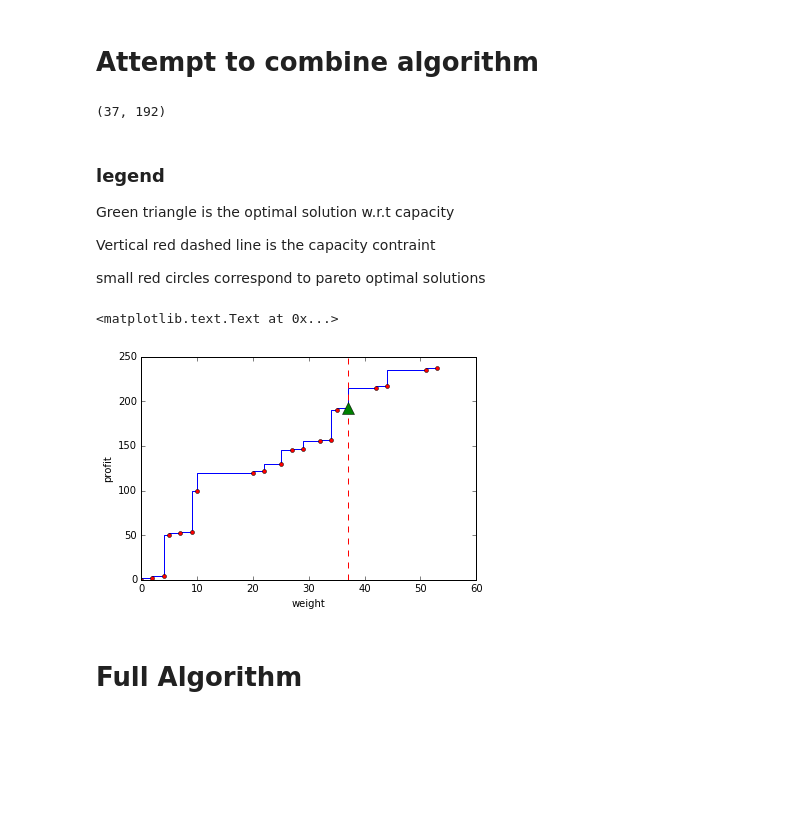
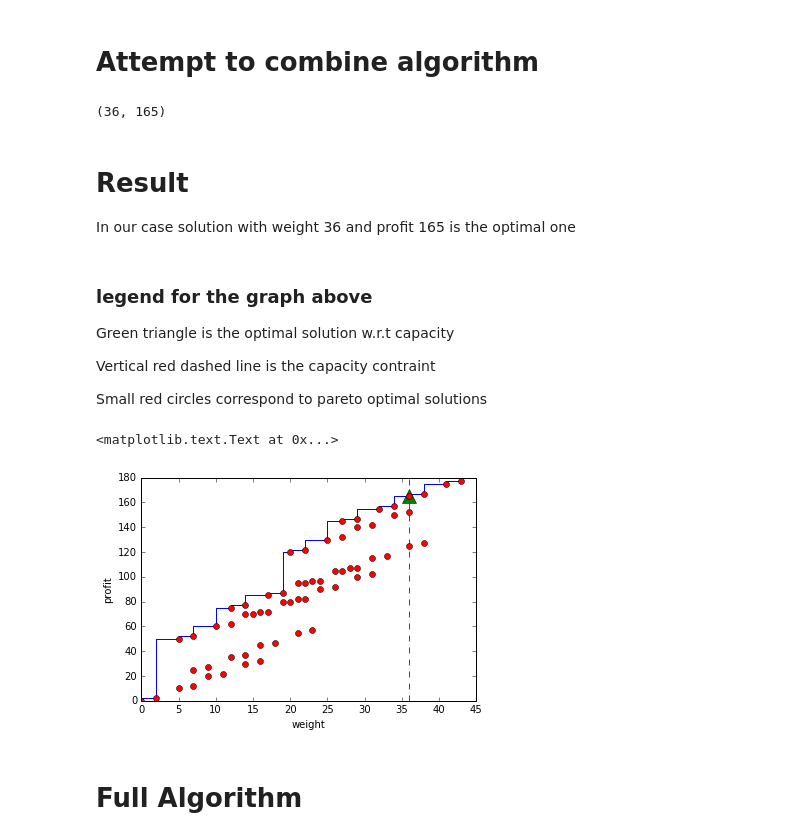
Before and after one commit to stashkov/pearls_of_algorithms, a Jupyter notebook: Nemhauser_Ullman/NemhauserUllmann.ipynb, the cells around one changed output. Saved outputs shown, nothing was run; the diff lists cells and outputs as text; code cells hidden in the pictures; blank space fills up the shorter version.

```diff
--- a/Nemhauser_Ullman/NemhauserUllmann.ipynb
+++ b/Nemhauser_Ullman/NemhauserUllmann.ipynb
@@ -267,14 +267,14 @@ import heapq
 
 def calculate_p_plus_item(p):
     assert isinstance(p, list)
-    p_plus_item = copy.deepcopy(p)
-    for i, point in enumerate(p_plus_item):
+    pi = list()
+    for i, point in enumerate(p):
         weight, profit = point
         x = weight + weights[item]
         y = profit + profits[item]
-        p_plus_item.append(tuple((x, y)))
-        p_plus_item = sorted(p_plus_item)
-    return p_plus_item
+        pi.append(tuple((x, y)))
+        pi = sorted(pi)
+    return pi
 
 def best_capacity_result(p, capacity):
     """
@@ -284,7 +284,6 @@ def best_capacity_result(p, capacity):
     assert isinstance(p, list)
     return [(w1, p1) for (w1, p1) in p if w1 <= capacity][-1]
 
-
 p = [(0,0)]
 for item in range(number_of_items):
     p_plus_item = calculate_p_plus_item(p)
@@ -294,28 +293,35 @@ solution = best_capacity_result(p, capacity)
 # %%
 solution
 # %% [output]
-(37, 192)
+(36, 165)
+# %% [markdown]
+# Result
+
+In our case solution with weight 36 and profit 165 is the optimal one
 # %% [markdown]
-### legend
+### legend for the graph above
 Green triangle is the optimal solution w.r.t capacity
 
 Vertical red dashed line is the capacity contraint
 
-small red circles correspond to pareto optimal solutions
+Small red circles correspond to pareto optimal solutions
 # %%
-x, y = zip(*all_pareto_optimal_solutions)
+x, y = zip(*p)
 plt.step(x, y)
 plt.plot(x, y, 'ro', ms=4)
 
 x, y = solution
 plt.axvline(x, linestyle = '--', color='red')
-plt.plot(x, y, 'g^', ms=12)
+plt.plot(x, y, 'g^', ms=14)
+
+p, w = zip(*possible_solutions)
+plt.plot(p, w, 'ro')
 
 plt.xlabel('weight')
 plt.ylabel('profit')
 # %% [output]
 <matplotlib.text.Text at 0x...>
-[figure, old version]
+[figure, new version]
 # %% [markdown]
 # Full Algorithm
 # %%
```
Also changed, not shown: parts of 2 cells of this notebook.
